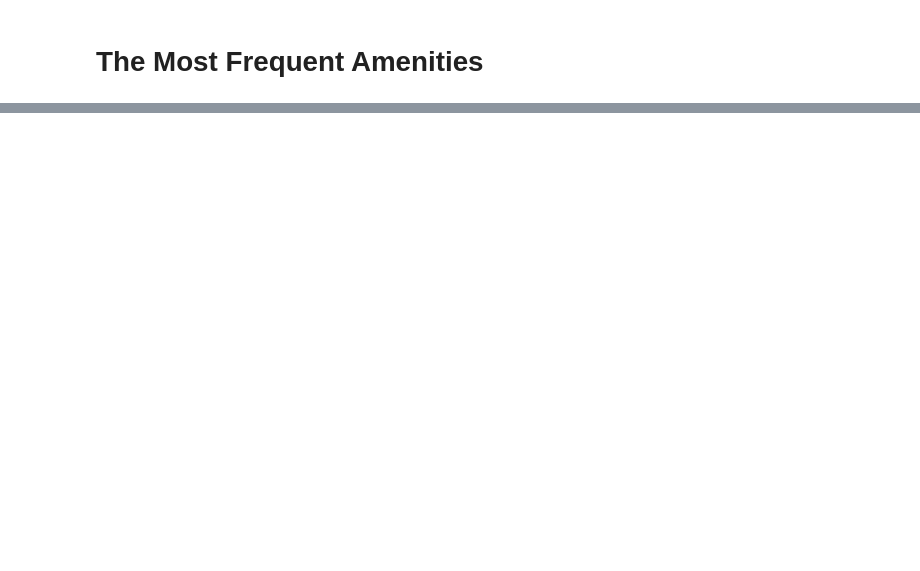
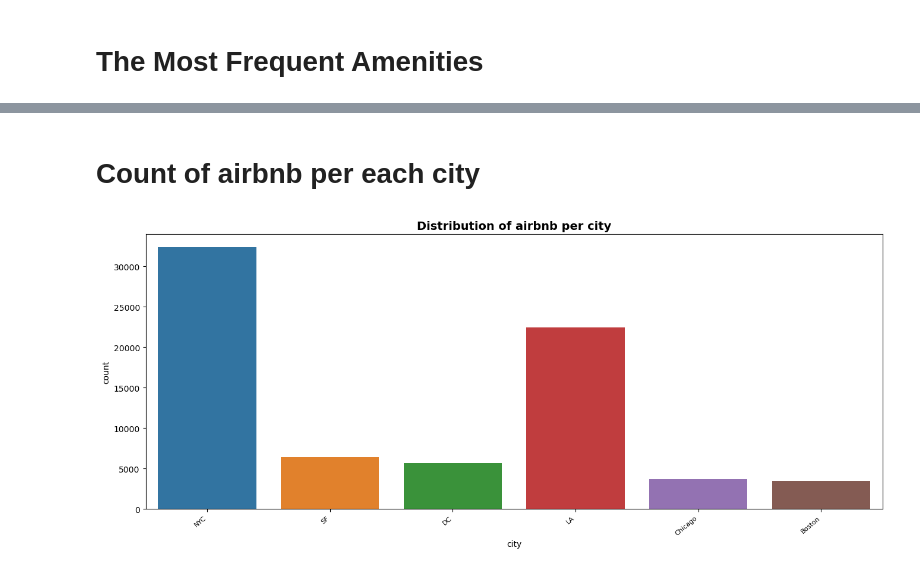
Before and after one commit to oamin12/Big-Data-Analysis-Project, a Jupyter notebook: reviewsanalysis.ipynb, the cells around one changed output, grey strips where cells are left out. Cells and saved outputs as stored; diff of their text form; code cells hidden in the pictures; blank space fills up the shorter version.

```diff
--- a/reviewsanalysis.ipynb
+++ b/reviewsanalysis.ipynb
@@ -109,0 +102,10 @@ plt.show()
+# %% [markdown]
+# Count of airbnb per each city
+# %%
+plt.figure(figsize=(16,6))
+ax = sns.countplot(x='city', data=df)
+ax.set_xticklabels(ax.get_xticklabels(), rotation=40, ha="right", fontsize=8)
+plt.title('Distribution of airbnb per city', fontsize=14, fontweight='bold')
+plt.show()
+# %% [output]
+[figure, added]
```
Also changed, not shown: parts of 30 cells of this notebook.
